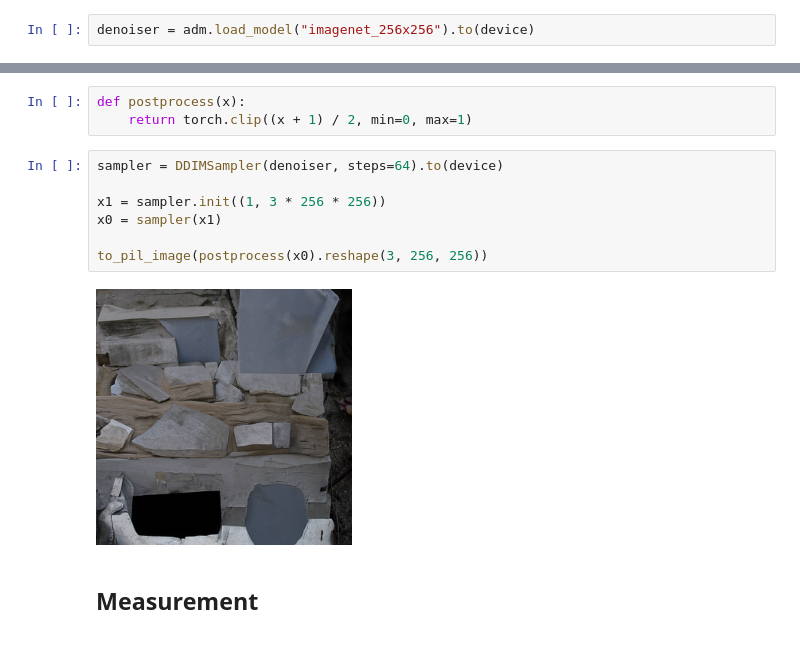
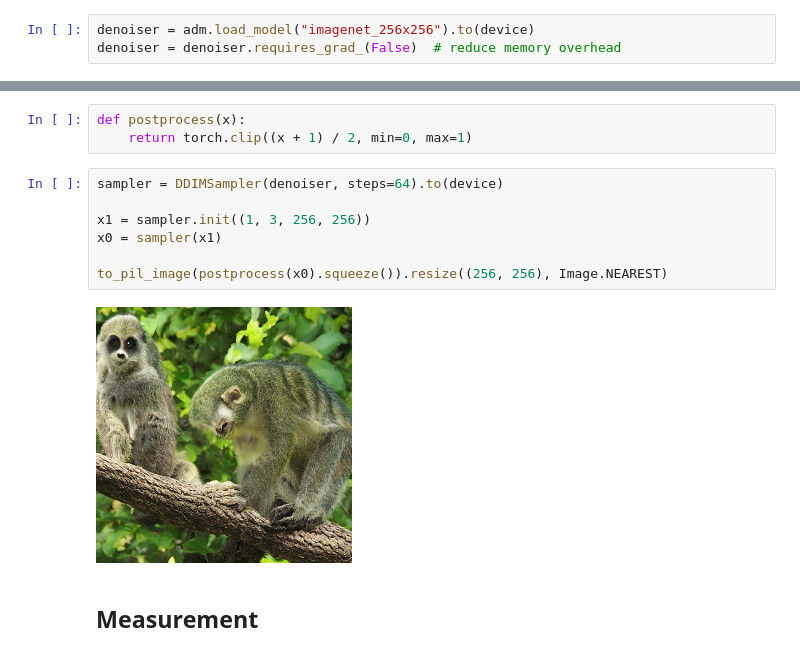
Before and after one commit to probabilists/azula, a Jupyter notebook: docs/tutorials/guidance.ipynb, the cells around one changed output, grey strips where cells are left out. Cells and saved outputs as stored; diff of their text form.

```diff
--- a/docs/tutorials/guidance.ipynb
+++ b/docs/tutorials/guidance.ipynb
@@ -26,4 +25,5 @@ _ = torch.manual_seed(0)
 ## Pre-trained diffusion model
 # %%
 denoiser = adm.load_model("imagenet_256x256").to(device)
+denoiser = denoiser.requires_grad_(False)  # reduce memory overhead
 # %% [output]
@@ -37,12 +37,12 @@ def postprocess(x):
 # %%
 sampler = DDIMSampler(denoiser, steps=64).to(device)
 
-x1 = sampler.init((1, 3 * 256 * 256))
+x1 = sampler.init((1, 3, 256, 256))
 x0 = sampler(x1)
 
-to_pil_image(postprocess(x0).reshape(3, 256, 256))
+to_pil_image(postprocess(x0).squeeze()).resize((256, 256), Image.NEAREST)
 # %% [output]
-[figure, old version]
+[figure, new version]
 # %% [markdown]
 ## Measurement
 # %%
```
Also changed, not shown: parts of 9 cells of this notebook, 4 other files.
